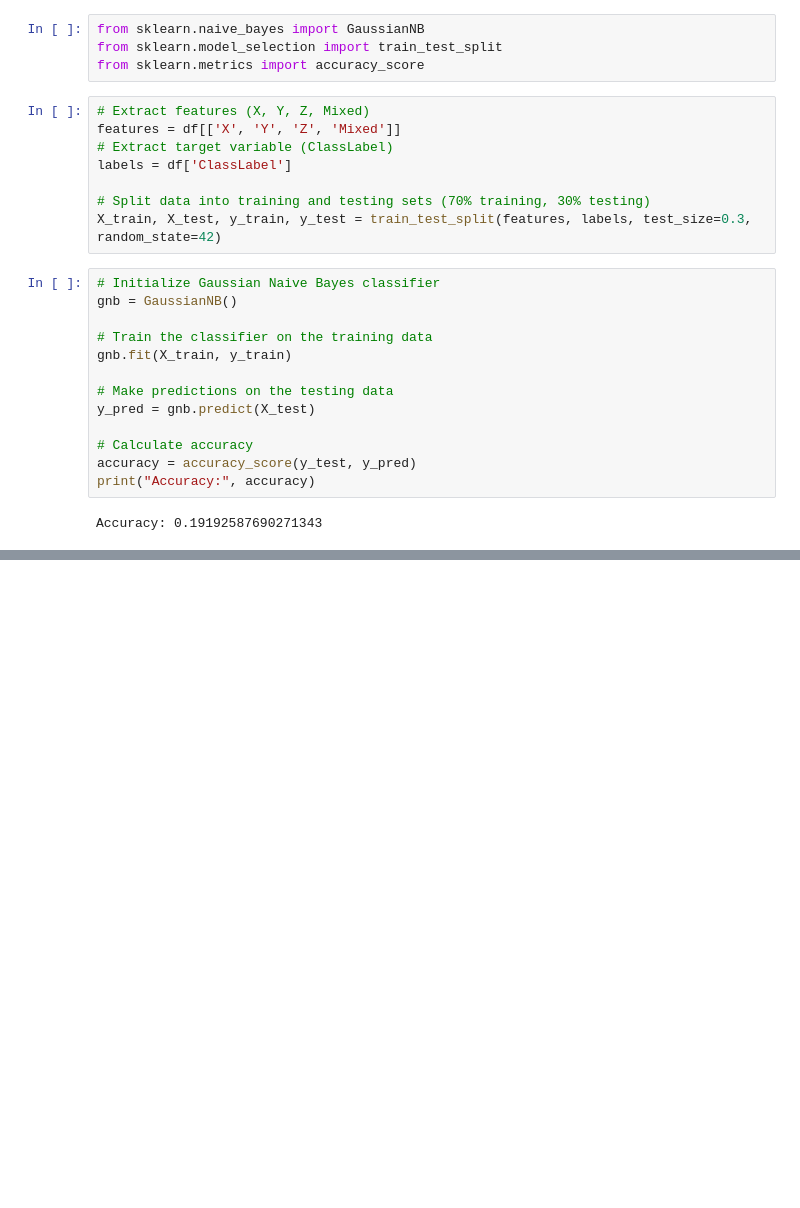
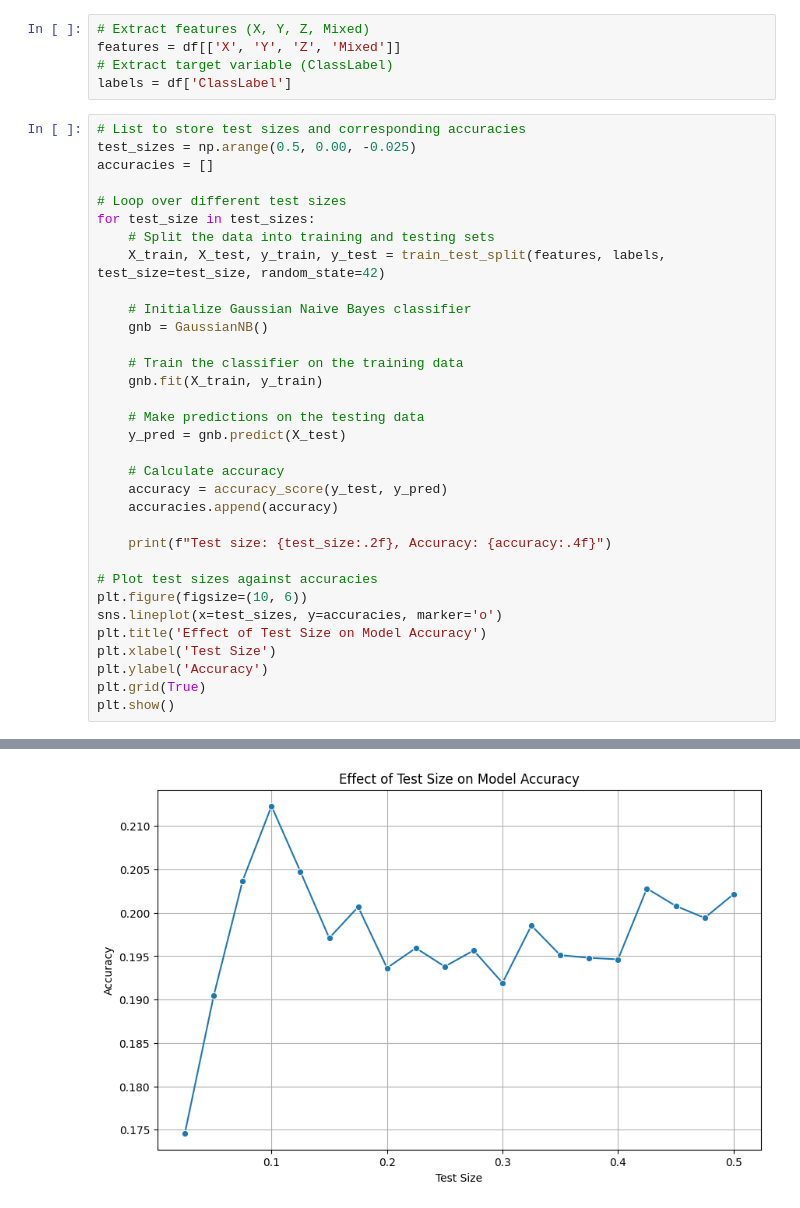
Before and after one commit to cepdnaclk/e19-co544-Hand-Tremor-Based-Biometric-Recognition, a Jupyter notebook: code/naivebayes.ipynb, the cells around one changed output, grey strips where cells are left out. Drawn from its saved outputs; the diff is of its cells as text; blank space fills up the shorter version.

```diff
--- a/code/naivebayes.ipynb
+++ b/code/naivebayes.ipynb
@@ -7,28 +12,40 @@ import seaborn as sns
 df = pd.read_csv('Dataset\dataset.csv')
-# %%
-from sklearn.naive_bayes import GaussianNB
-from sklearn.model_selection import train_test_split
-from sklearn.metrics import accuracy_score
 # %%
 # Extract features (X, Y, Z, Mixed)
 features = df[['X', 'Y', 'Z', 'Mixed']]
 # Extract target variable (ClassLabel)
 labels = df['ClassLabel']
-
-# Split data into training and testing sets (70% training, 30% testing)
-X_train, X_test, y_train, y_test = train_test_split(features, labels, test_size=0.3, random_state=42)
-# %%
-# Initialize Gaussian Naive Bayes classifier
-gnb = GaussianNB()
-
-# Train the classifier on the training data
-gnb.fit(X_train, y_train)
-
-# Make predictions on the testing data
-y_pred = gnb.predict(X_test)
-
-# Calculate accuracy
-accuracy = accuracy_score(y_test, y_pred)
-print("Accuracy:", accuracy)
-# %% [output]
-Accuracy: 0.19192587690271343
+# %%
+# List to store test sizes and corresponding accuracies
+test_sizes = np.arange(0.5, 0.00, -0.025)
+accuracies = []
+
+# Loop over different test sizes
+for test_size in test_sizes:
+    # Split the data into training and testing sets
+    X_train, X_test, y_train, y_test = train_test_split(features, labels, test_size=test_size, random_state=42)
+
+    # Initialize Gaussian Naive Bayes classifier
+    gnb = GaussianNB()
+
+    # Train the classifier on the training data
+    gnb.fit(X_train, y_train)
+
+    # Make predictions on the testing data
+    y_pred = gnb.predict(X_test)
+
+    # Calculate accuracy
+    accuracy = accuracy_score(y_test, y_pred)
+    accuracies.append(accuracy)
+
+    print(f"Test size: {test_size:.2f}, Accuracy: {accuracy:.4f}")
+
+# Plot test sizes against accuracies
+plt.figure(figsize=(10, 6))
+sns.lineplot(x=test_sizes, y=accuracies, marker='o')
+plt.title('Effect of Test Size on Model Accuracy')
+plt.xlabel('Test Size')
+plt.ylabel('Accuracy')
+plt.grid(True)
+plt.show()
+# %% [output]
@@ -34,0 +72 @@ Accuracy: 0.19192587690271343
+[figure, added]
```
Also changed, not shown: parts of 6 cells of this notebook.
